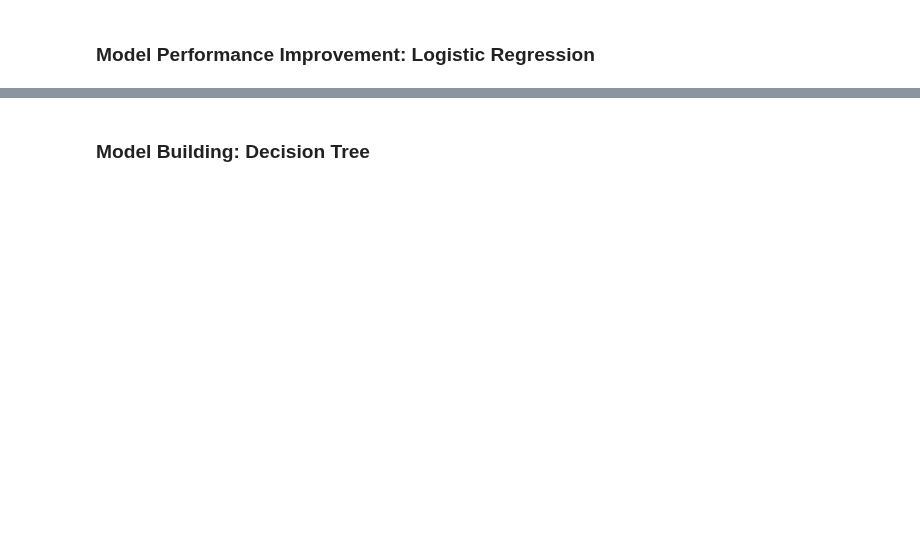
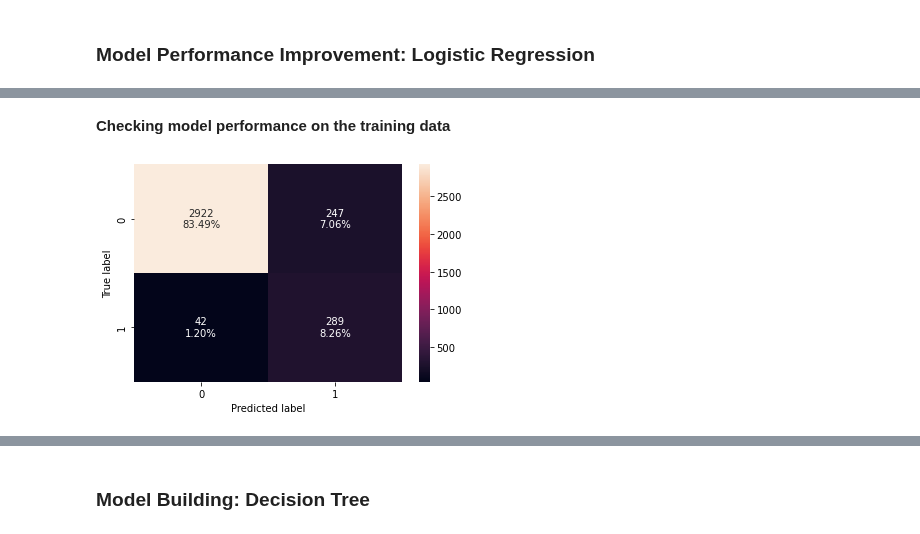
Before and after one commit to FoxHoundOps/PGP-AI-ML, a Jupyter notebook: project2/SLC_Full_Code.ipynb, the cells around one changed output, grey strips where cells are left out. Saved outputs shown, nothing was run; the diff lists cells and outputs as text; code cells hidden in the pictures; blank space fills up the shorter version.

```diff
--- a/project2/SLC_Full_Code.ipynb
+++ b/project2/SLC_Full_Code.ipynb
@@ -959,0 +1032,11 @@ def confusion_matrix_sklearn_with_threshold(model, predictors, target, threshold
+# %%
+# Optimal threshold as per AUC-ROC curve
+# The optimal cut off would be where tpr is high and fpr is low
+# roc_curve returns the fpr, tpr and threshold values which takes the original data and predicted probabilities for the class 1.
+fpr, tpr, thresholds = roc_curve(y_train, lg.predict_proba(X_train)[:, 1])
+
+optimal_idx = np.argmax(
+    tpr - fpr
+)  # Finds the index that contains the max difference between tpr and fpr
+optimal_threshold_auc_roc = thresholds[optimal_idx]
+print(optimal_threshold_auc_roc)
@@ -959,0 +1046,7 @@ def confusion_matrix_sklearn_with_threshold(model, predictors, target, threshold
+# %% [markdown]
+**Checking model performance on the training data**
+# %%
+# Creating confusion matrix
+confusion_matrix_sklearn_with_threshold(lg, X_train, y_train, threshold=optimal_threshold_auc_roc)
+# %% [output]
+[figure, added]
```
Also changed, not shown: parts of 98 cells of this notebook.
